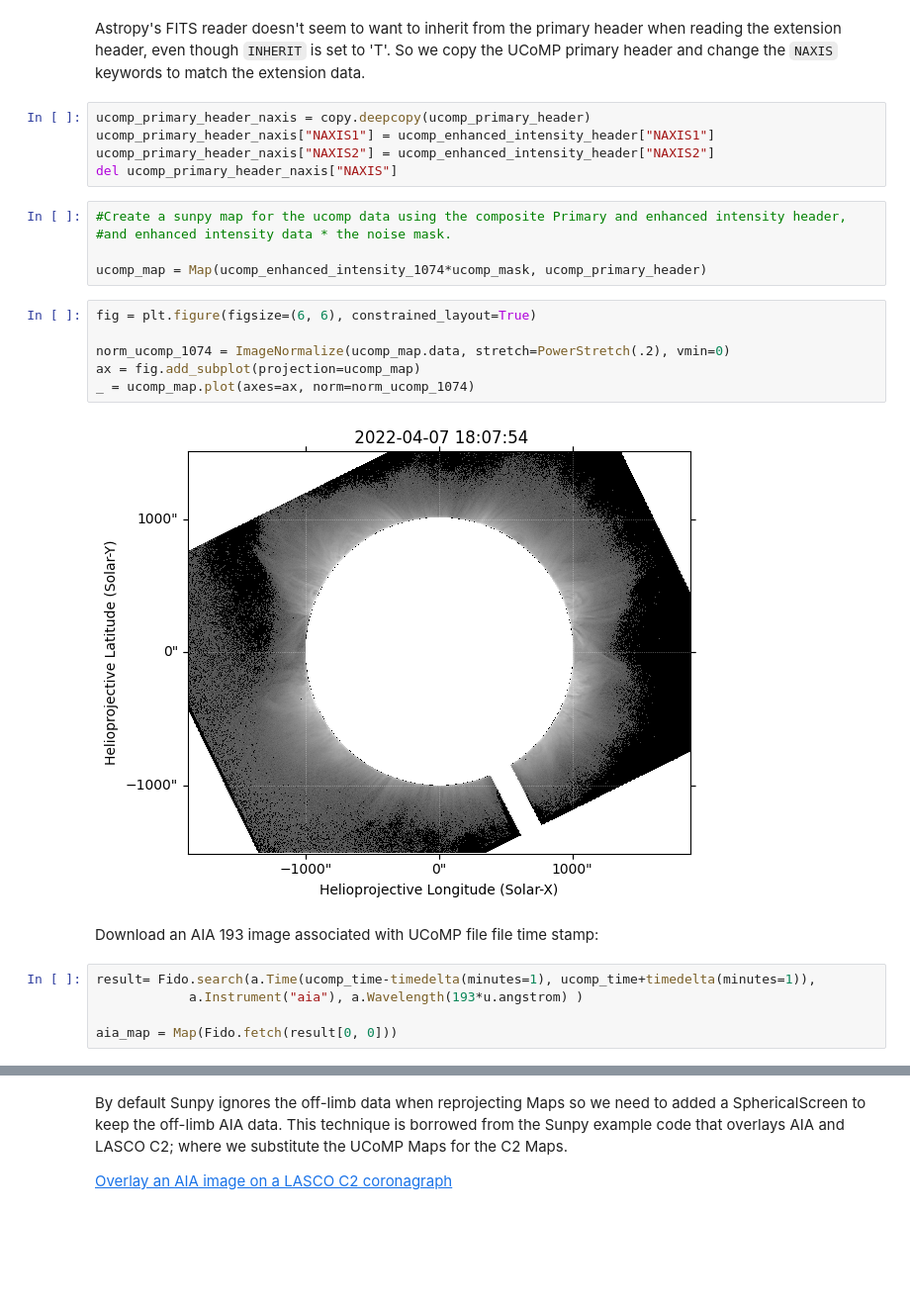
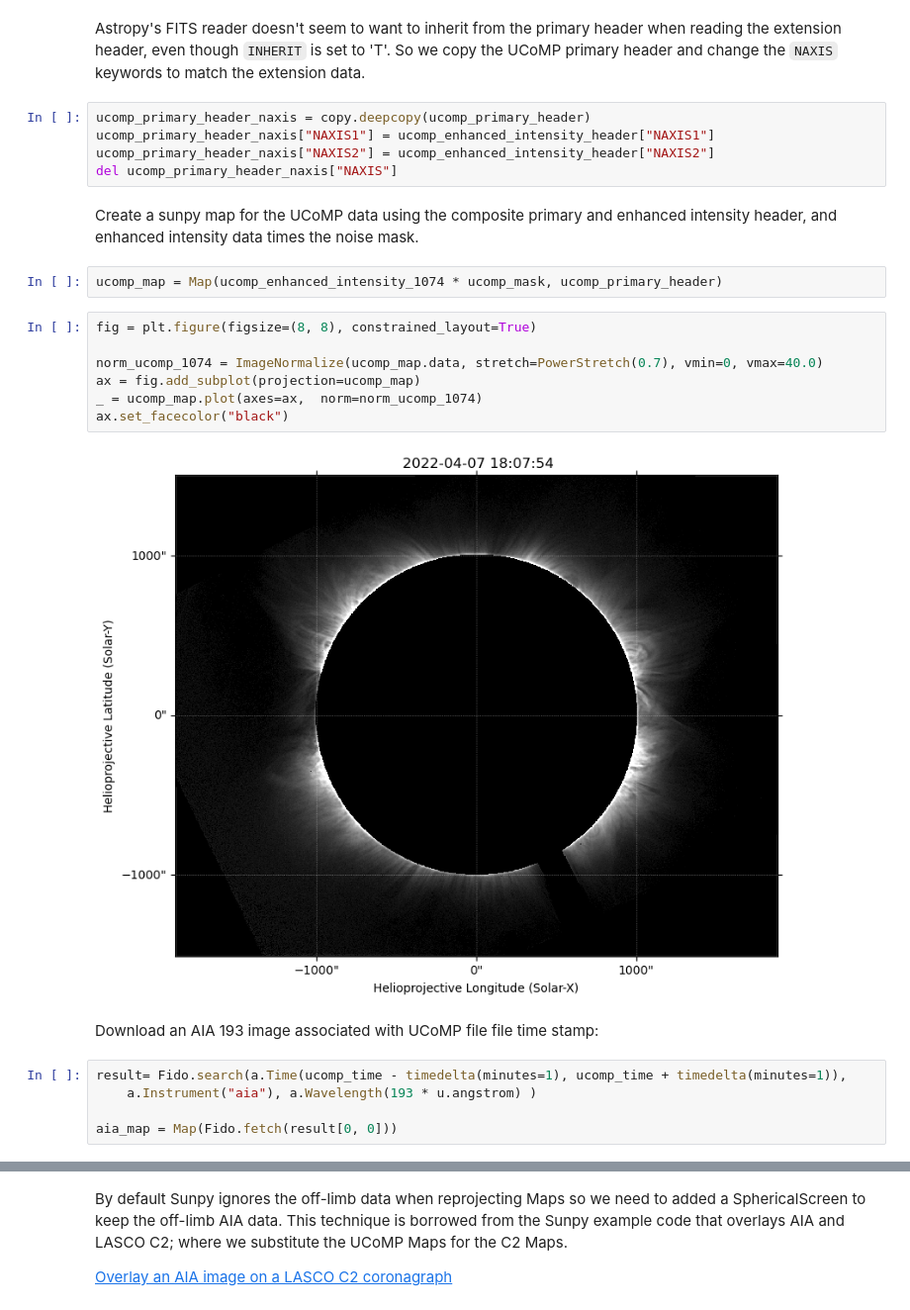
Before and after one commit to NCAR/ucomp-pipeline, a Jupyter notebook: tutorials/ucomp-wcs.ipynb, the cells around one changed output, grey strips where cells are left out. Shown at 99% size. Drawn from its saved outputs; the diff is of its cells as text; blank space fills up the shorter version.

Commit message:
Improving image display and adding composite UCoMP-AIA

```diff
--- a/tutorials/ucomp-wcs.ipynb
+++ b/tutorials/ucomp-wcs.ipynb
@@ -73,29 +72,29 @@ No.    Name      Ver    Type      Cards   Dimensions   Format
  12  Radial azimuth    1 ImageHDU        18   (1280, 1024)   float32
 # %% [markdown]
 Astropy's FITS reader doesn't seem to want to inherit from the primary header when reading the extension header, even though `INHERIT` is set to 'T'. So we copy the UCoMP primary header and change the `NAXIS` keywords to match the extension data.
-# %%
-ucomp_primary_header_naxis = copy.deepcopy(ucomp_primary_header)
-ucomp_primary_header_naxis["NAXIS1"] = ucomp_enhanced_intensity_header["NAXIS1"]
-ucomp_primary_header_naxis["NAXIS2"] = ucomp_enhanced_intensity_header["NAXIS2"]
-del ucomp_primary_header_naxis["NAXIS"]
-# %%
-#Create a sunpy map for the ucomp data using the composite Primary and enhanced intensity header,
-#and enhanced intensity data * the noise mask.
-
-ucomp_map = Map(ucomp_enhanced_intensity_1074*ucomp_mask, ucomp_primary_header)
+# %%
+ucomp_primary_header_naxis = copy.deepcopy(ucomp_primary_header)
+ucomp_primary_header_naxis["NAXIS1"] = ucomp_enhanced_intensity_header["NAXIS1"]
+ucomp_primary_header_naxis["NAXIS2"] = ucomp_enhanced_intensity_header["NAXIS2"]
+del ucomp_primary_header_naxis["NAXIS"]
+# %% [markdown]
+Create a sunpy map for the UCoMP data using the composite primary and enhanced intensity header, and enhanced intensity data times the noise mask.
+# %%
+ucomp_map = Map(ucomp_enhanced_intensity_1074 * ucomp_mask, ucomp_primary_header)
 # %%
-fig = plt.figure(figsize=(6, 6), constrained_layout=True)
+fig = plt.figure(figsize=(8, 8), constrained_layout=True)
 
-norm_ucomp_1074 = ImageNormalize(ucomp_map.data, stretch=PowerStretch(.2), vmin=0)
+norm_ucomp_1074 = ImageNormalize(ucomp_map.data, stretch=PowerStretch(0.7), vmin=0, vmax=40.0)
 ax = fig.add_subplot(projection=ucomp_map)
-_ = ucomp_map.plot(axes=ax, norm=norm_ucomp_1074)
+_ = ucomp_map.plot(axes=ax,  norm=norm_ucomp_1074)
+ax.set_facecolor("black")
 # %% [output]
-[figure, old version]
+[figure, new version]
 # %% [markdown]
 Download an AIA 193 image associated with UCoMP file file time stamp:
 # %%
-result= Fido.search(a.Time(ucomp_time-timedelta(minutes=1), ucomp_time+timedelta(minutes=1)),
-            a.Instrument("aia"), a.Wavelength(193*u.angstrom) )
+result= Fido.search(a.Time(ucomp_time - timedelta(minutes=1), ucomp_time + timedelta(minutes=1)),
+    a.Instrument("aia"), a.Wavelength(193 * u.angstrom) )
 
 aia_map = Map(Fido.fetch(result[0, 0]))
 # %%
```
Also changed, not shown: parts of 5 cells of this notebook.
